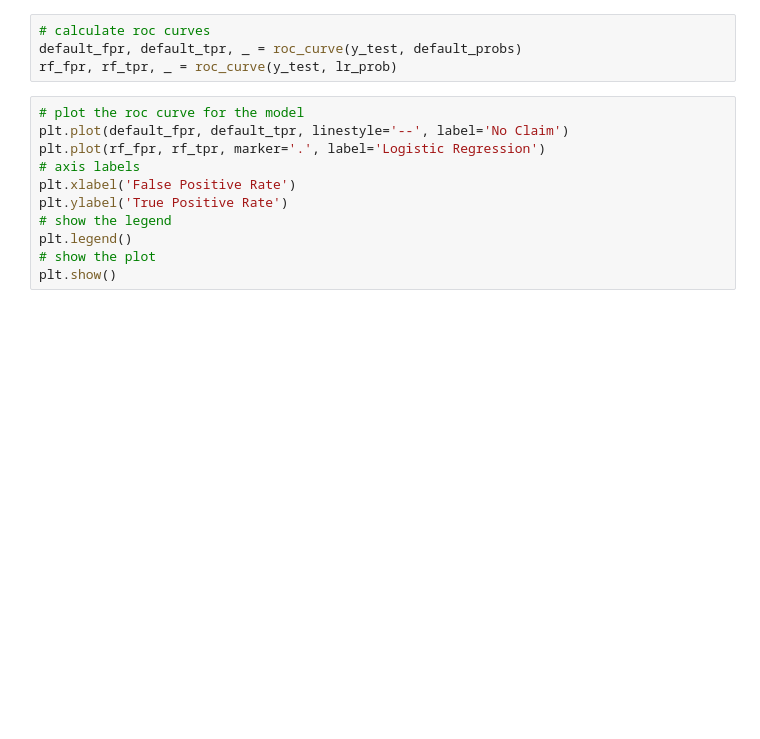
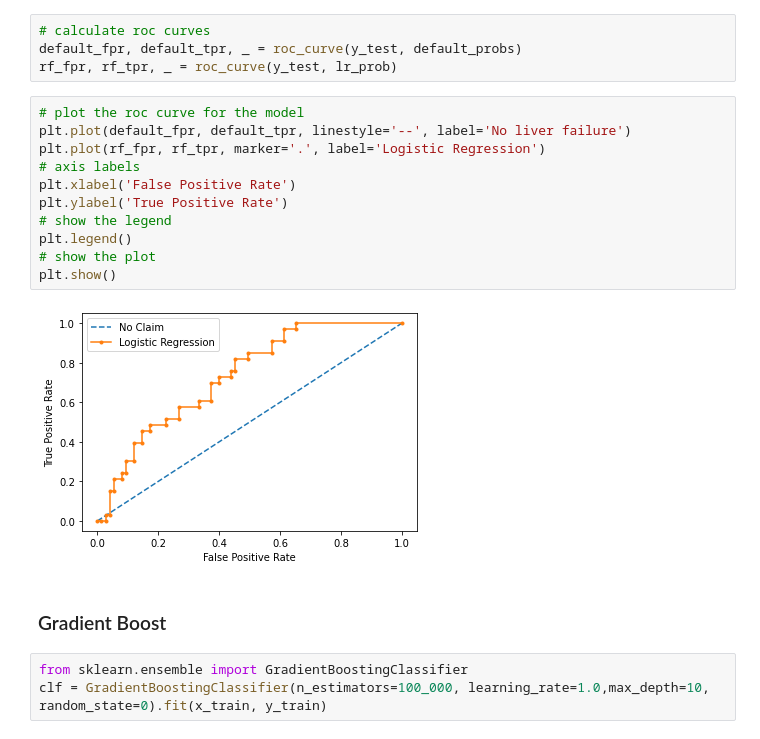
Before and after one commit to abdullahaahmed0539/Liver-Fail-Predictor, a Jupyter notebook: liver_fail_predictor.ipynb, the cells around one changed output. Cells and saved outputs as stored; diff of their text form; blank space fills up the shorter version.

Commit message:
naive bayes and gradient boost added

```diff
--- a/liver_fail_predictor.ipynb
+++ b/liver_fail_predictor.ipynb
@@ -375,12 +374,19 @@ default_fpr, default_tpr, _ = roc_curve(y_test, default_probs)
 rf_fpr, rf_tpr, _ = roc_curve(y_test, lr_prob)
 # %%
 # plot the roc curve for the model
-plt.plot(default_fpr, default_tpr, linestyle='--', label='No Claim')
+plt.plot(default_fpr, default_tpr, linestyle='--', label='No liver failure')
 plt.plot(rf_fpr, rf_tpr, marker='.', label='Logistic Regression')
 # axis labels
 plt.xlabel('False Positive Rate')
 plt.ylabel('True Positive Rate')
 # show the legend
 plt.legend()
 # show the plot
 plt.show()
+# %% [output]
+[figure, added]
+# %% [markdown]
+### Gradient Boost
+# %%
+from sklearn.ensemble import GradientBoostingClassifier
+clf = GradientBoostingClassifier(n_estimators=100_000, learning_rate=1.0,max_depth=10, random_state=0).fit(x_train, y_train)
```
Also changed, not shown: parts of 24 cells of this notebook.
